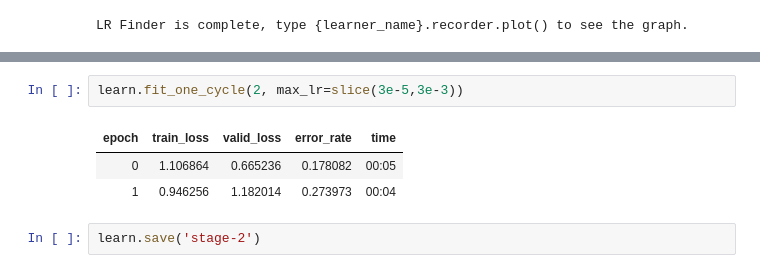
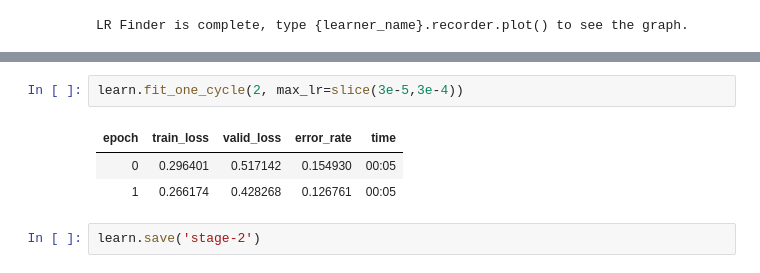
Before and after one commit to greyestapps/course-v3, a Jupyter notebook: nbs/dl1/lesson2-bikes.ipynb, the cells around one changed output, grey strips where cells are left out. Saved outputs shown, nothing was run; the diff lists cells and outputs as text.

```diff
--- a/nbs/dl1/lesson2-bikes.ipynb
+++ b/nbs/dl1/lesson2-bikes.ipynb
@@ -173,9 +176,9 @@ learn.recorder.plot()
 # %%
-learn.fit_one_cycle(2, max_lr=slice(3e-5,3e-3))
+learn.fit_one_cycle(2, max_lr=slice(3e-5,3e-4))
 # %% [output]
 | epoch | train_loss | valid_loss | error_rate | time |
-| 0 | 1.106864 | 0.665236 | 0.178082 | 00:05 |
-| 1 | 0.946256 | 1.182014 | 0.273973 | 00:04 |
+| 0 | 0.296401 | 0.517142 | 0.154930 | 00:05 |
+| 1 | 0.266174 | 0.428268 | 0.126761 | 00:05 |
 # %%
 learn.save('stage-2')
 # %% [markdown]
```
Also changed, not shown: parts of 10 cells of this notebook, 3 other files.
